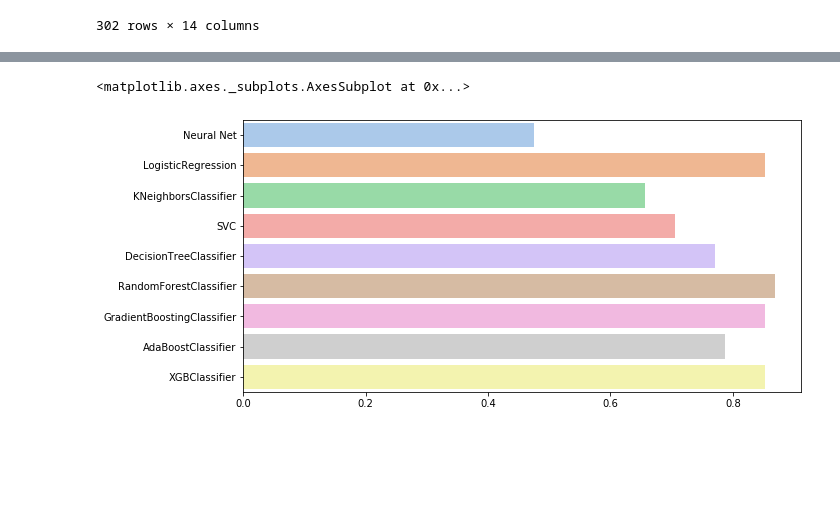
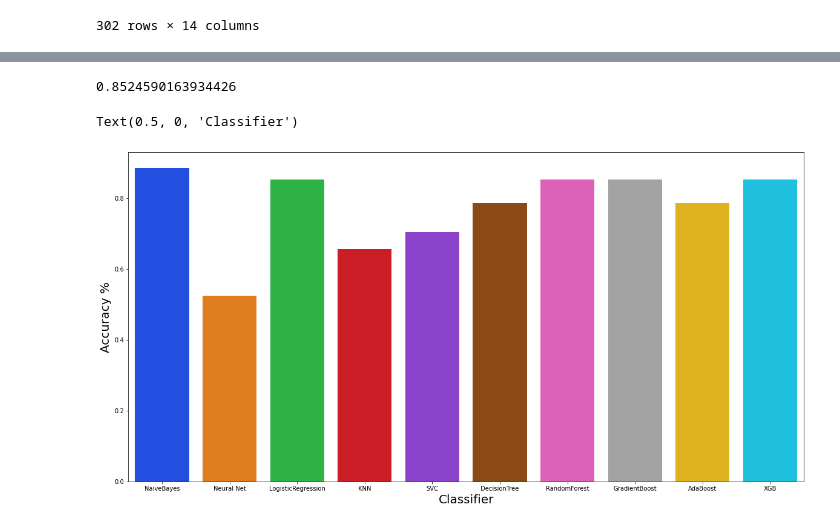
Before and after one commit to vapork/CS524ML, a Jupyter notebook: Heart Prediction.ipynb, the cells around one changed output, grey strips where cells are left out. Saved outputs shown, nothing was run; the diff lists cells and outputs as text; code cells hidden in the pictures; blank space fills up the shorter version.

```diff
--- a/Heart Prediction.ipynb
+++ b/Heart Prediction.ipynb
@@ -23,7 +26,8 @@ from sklearn.ensemble import AdaBoostClassifier
 import xgboost as xgb
 # %%
 #Reading the csv file heart.csv in variable
-df=pd.read_csv('heart.csv')
+heartdata='s3://heartp/heart.csv'
+df=pd.read_csv(heartdata)
 # %%
 # looking at the first 5 rows of our data
 df.head()
@@ -265,16 +288,26 @@ scaled_df
 | 301 | 0.285561 | -0.091401 | -0.203222 | 1.068439 | -0.899544 | 0 | 1 | 0 | 0 | 0 | 1 | ... |
 302 rows × 14 columns
 # %%
-key = ['Neural Net','LogisticRegression','KNeighborsClassifier','SVC','DecisionTreeClassifier','RandomForestClassifier','GradientBoostingClassifier','AdaBoostClassifier','XGBClassifier']
-value = [MLPClassifier(solver='lbfgs', alpha=1e-5,hidden_layer_sizes=(5, 2), random_state=1),LogisticRegression(random_state=9), KNeighborsClassifier(), SVC(), DecisionTreeClassifier(), RandomForestClassifier(), GradientBoostingClassifier(), AdaBoostClassifier(), xgb.XGBClassifier()]
+key = ['NaiveBayes','Neural Net','LogisticRegression','KNN','SVC','DecisionTree','RandomForest','GradientBoost','AdaBoost','XGB']
+value = [GaussianNB(),MLPClassifier(solver='lbfgs', alpha=1e-5,hidden_layer_sizes=(5, 2), random_state=1),LogisticRegression(random_state=9), KNeighborsClassifier(), SVC(), DecisionTreeClassifier(), RandomForestClassifier(), GradientBoostingClassifier(), AdaBoostClassifier(), xgb.XGBClassifier()]
 models = dict(zip(key,value))
 # %%
 predicted =[]
 # %%
+i=1
+plt.figure(figsize=(24,12))
+
+plt.suptitle("Confusion Matrices",fontsize=28)
+plt.subplots_adjust(wspace = 0.4, hspace= 0.4)
 for name,algo in models.items():
     model=algo
     model.fit(X_train,y_train)
     predict = model.predict(X_test)
+    cm = confusion_matrix(y_test,model.predict(X_test))
+    plt.subplot(2,5,i)
+    i +=1
+    plt.title(name+"\nConfusion Matrix",fontsize=20)
+    sns.heatmap(cm,annot=True,cmap="Blues",fmt="d",cbar=True, annot_kws={"size": 36})
     acc = accuracy_score(y_test, predict)
     predicted.append(acc)
     print(name,acc)
@@ -292,7 +327,14 @@ XGBClassifier 0.8524590163934426
+# %%
+# Predicted values for the test dataset
+print(y_head_lr)
+# %% [output]
+0.8524590163934426
 # %%
-plt.figure(figsize = (10,5))
-sns.barplot(x = predicted, y = key, palette='pastel')
+plt.figure(figsize = (20,10))
+sns.barplot(x = key, y = predicted, palette='bright')
+plt.ylabel("Accuracy %",fontsize=20)
+plt.xlabel("Classifier",fontsize=20)
 # %% [output]
-<matplotlib.axes._subplots.AxesSubplot at 0x...>
+Text(0.5, 0, 'Classifier')
-[figure, old version]
+[figure, new version]
 # %%
```
Also changed, not shown: parts of 21 cells of this notebook.
